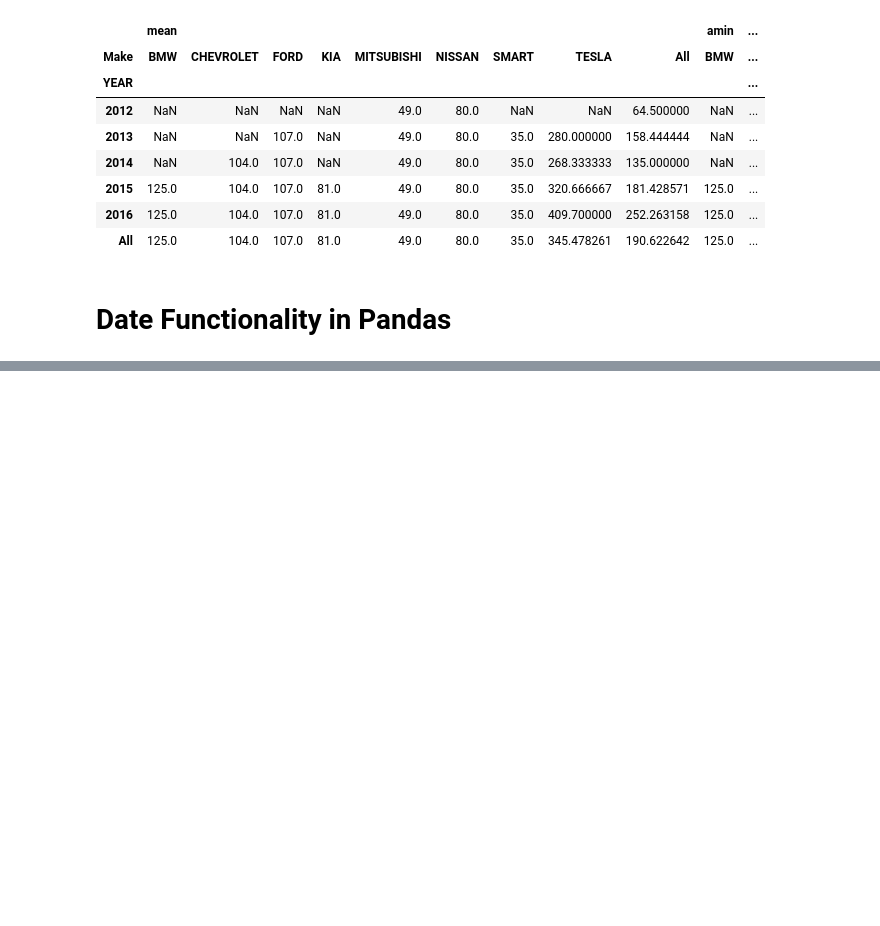
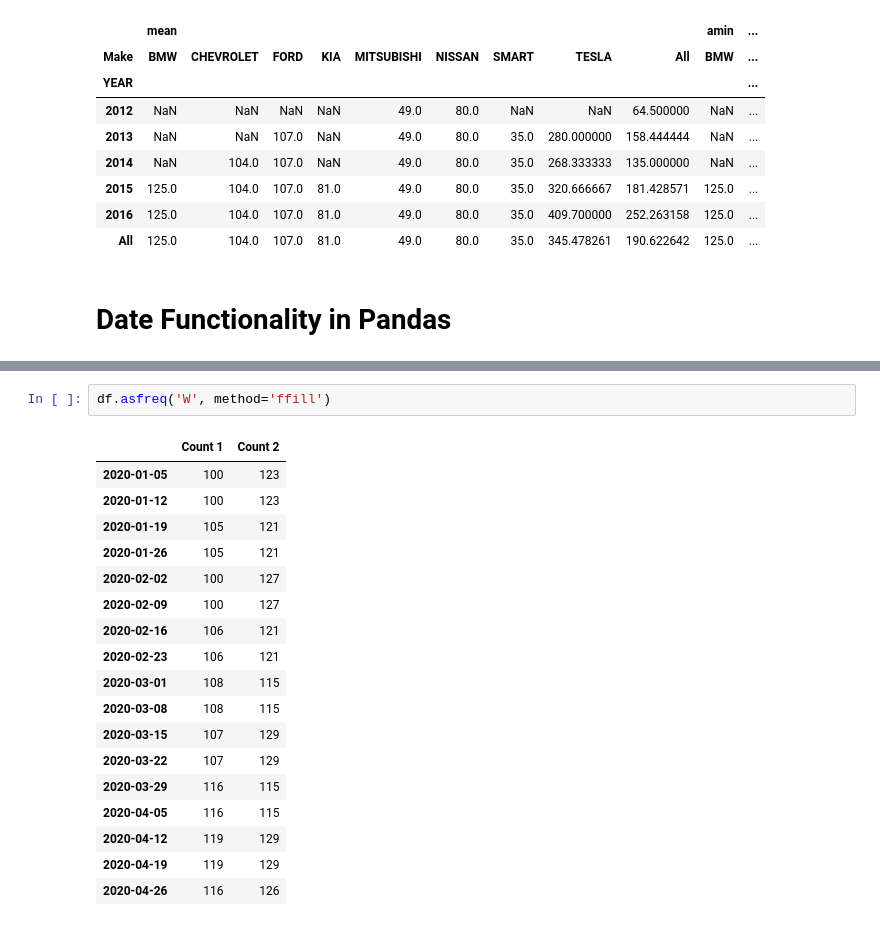
Before and after one commit to dhirajhimani/Jaskerat_ML_Course, a Jupyter notebook: Advance Pandas.ipynb, the cells around one changed output, grey strips where cells are left out. Saved outputs shown, nothing was run; the diff lists cells and outputs as text; blank space fills up the shorter version.

```diff
--- a/Advance Pandas.ipynb
+++ b/Advance Pandas.ipynb
@@ -443,0 +596,21 @@ df.pivot_table(values='(kW)', index='YEAR', columns='Make', aggfunc=[np.mean,np.
+# %%
+df.asfreq('W', method='ffill')
+# %% [output]
+|  | Count 1 | Count 2 |
+| 2020-01-05 | 100 | 123 |
+| 2020-01-12 | 100 | 123 |
+| 2020-01-19 | 105 | 121 |
+| 2020-01-26 | 105 | 121 |
+| 2020-02-02 | 100 | 127 |
+| 2020-02-09 | 100 | 127 |
+| 2020-02-16 | 106 | 121 |
+| 2020-02-23 | 106 | 121 |
+| 2020-03-01 | 108 | 115 |
+| 2020-03-08 | 108 | 115 |
+| 2020-03-15 | 107 | 129 |
+| 2020-03-22 | 107 | 129 |
+| 2020-03-29 | 116 | 115 |
+| 2020-04-05 | 116 | 115 |
+| 2020-04-12 | 119 | 129 |
+| 2020-04-19 | 119 | 129 |
+| 2020-04-26 | 116 | 126 |
```
Also changed, not shown: parts of 25 cells of this notebook, 9 other files.
